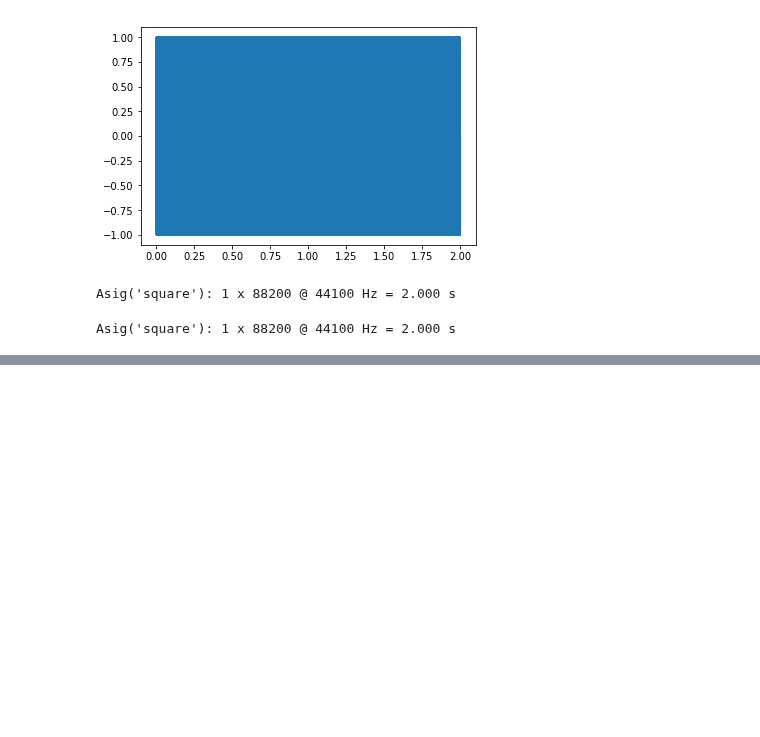
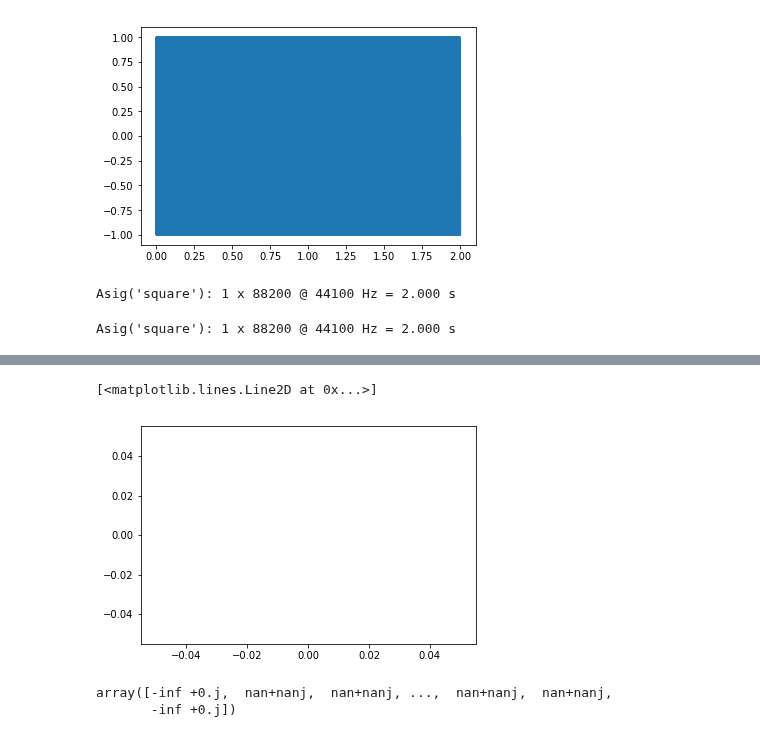
Before and after one commit to interactive-sonification/pya, a Jupyter notebook: examples/ugen_test.ipynb, the cells around one changed output, grey strips where cells are left out. Saved outputs shown, nothing was run; the diff lists cells and outputs as text; code cells hidden in the pictures; blank space fills up the shorter version.

```diff
--- a/examples/ugen_test.ipynb
+++ b/examples/ugen_test.ipynb
@@ -24,0 +31,21 @@ Asig('square'): 1 x 88200 @ 44100 Hz = 2.000 s
+# %%
+def pink_noise(n, sr):
+    T = n
+    k = np.arange(0, sr)
+    f = k * T / np.pi * 0.5
+    C_k = 1 / abs(f)
+    omega_k = np.random.random(T) * np.pi * 2
+    C_k = C_k * np.exp(1j * omega_k)
+    return np.fft.rfft(np.real(C_k))
+# %%
+pink = pink_noise(44100, 44100)
+# %%
+plt.plot(pink)
+# %% [output]
+[<matplotlib.lines.Line2D at 0x...>]
+[figure, added]
+# %%
+pink
+# %% [output]
+array([-inf +0.j,  nan+nanj,  nan+nanj, ...,  nan+nanj,  nan+nanj,
+       -inf +0.j])
```
Also changed, not shown: parts of 7 cells of this notebook, 1 other file.
